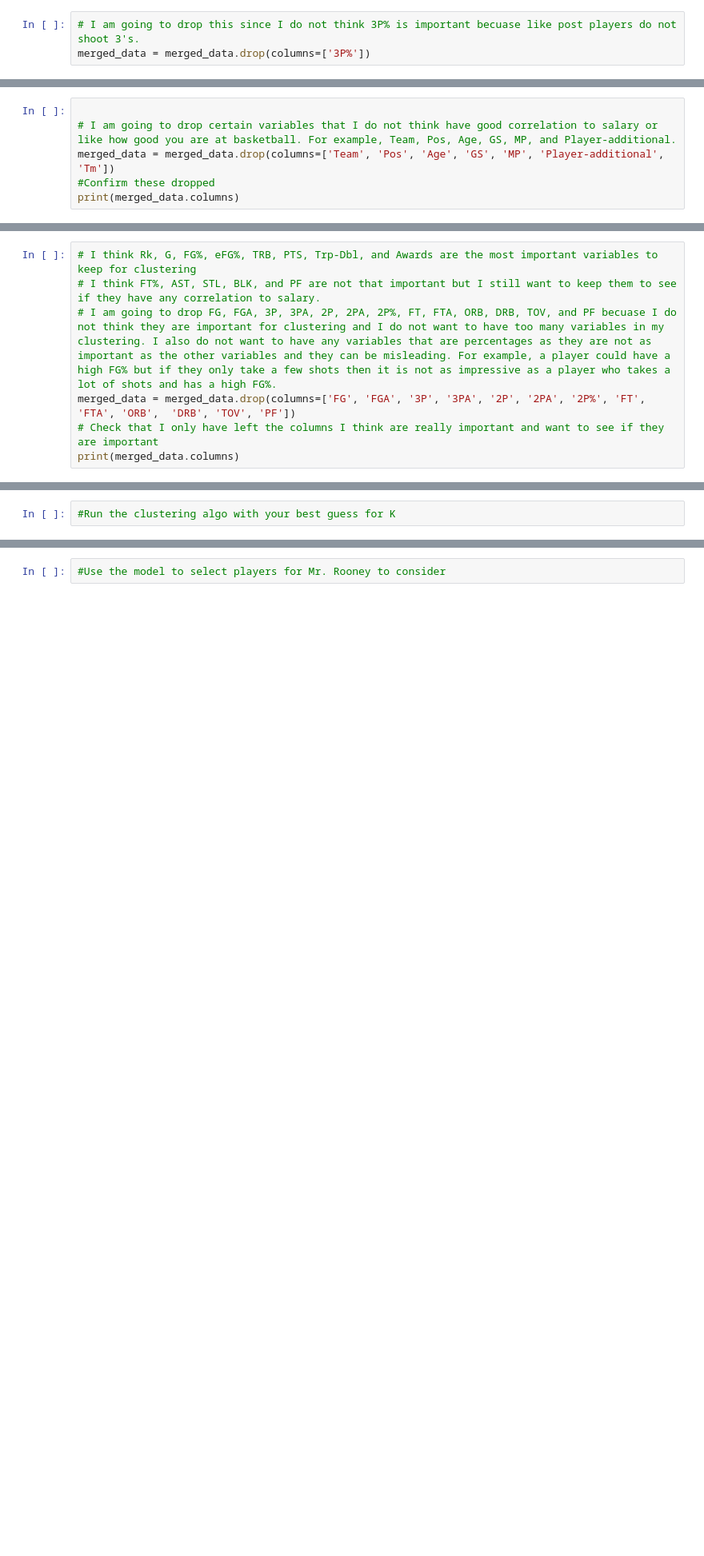
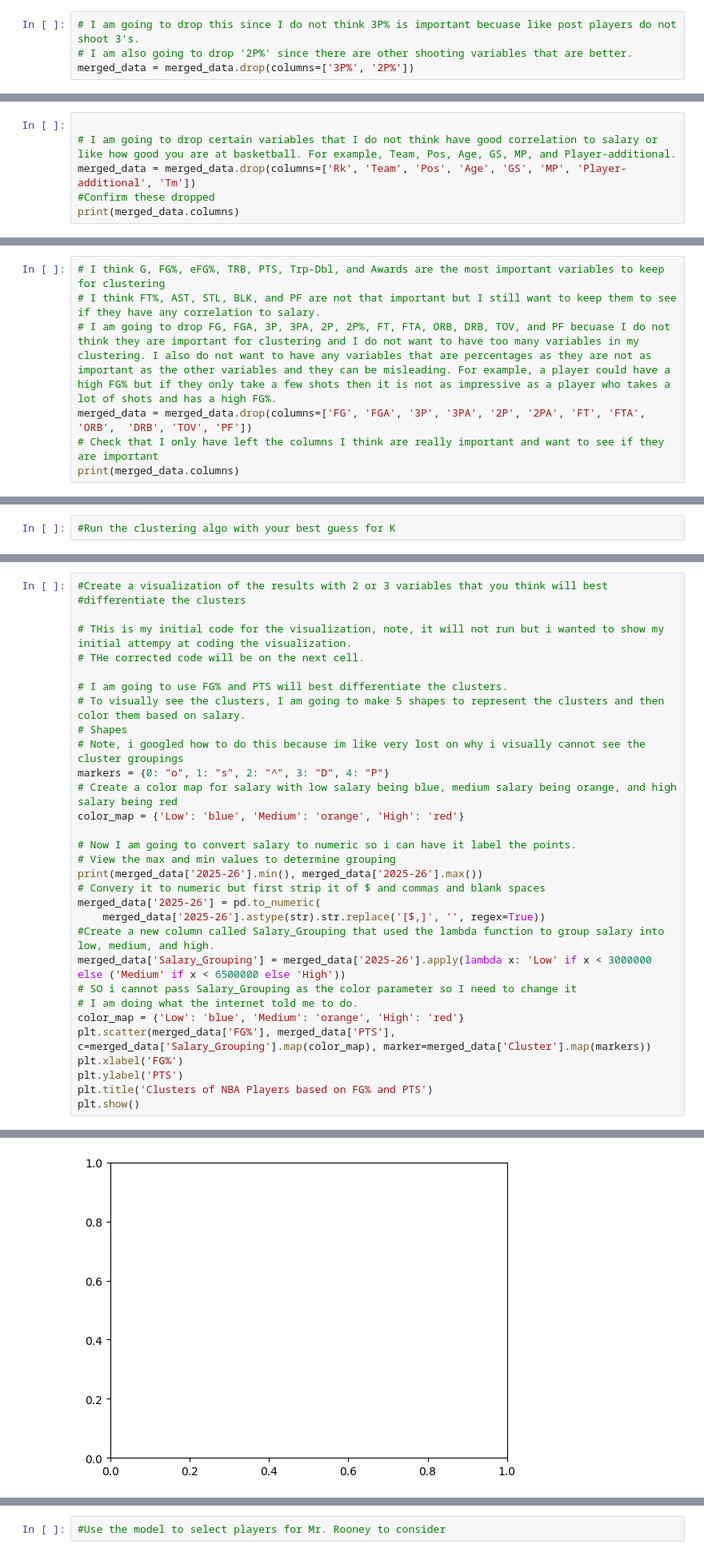
Before and after one commit to natalie-s11/week_6_K-Means, a Jupyter notebook: Lab-Clustering.ipynb, the cells around one changed output, grey strips where cells are left out. Shown at 80% size. Saved outputs shown, nothing was run; the diff lists cells and outputs as text; blank space fills up the shorter version.

```diff
--- a/Lab-Clustering.ipynb
+++ b/Lab-Clustering.ipynb
@@ -214,3 +197,4 @@ Name: count, Length: 181, dtype: int64
 # %%
 # I am going to drop this since I do not think 3P% is important becuase like post players do not shoot 3's.
-merged_data = merged_data.drop(columns=['3P%'])
+# I am also going to drop '2P%' since there are other shooting variables that are better.
+merged_data = merged_data.drop(columns=['3P%', '2P%'])
@@ -256,7 +204,7 @@ See the documentation for a more detailed explanation: https://pandas.pydata.org
 # %%
 
 # I am going to drop certain variables that I do not think have good correlation to salary or like how good you are at basketball. For example, Team, Pos, Age, GS, MP, and Player-additional.
-merged_data = merged_data.drop(columns=['Team', 'Pos', 'Age', 'GS', 'MP', 'Player-additional', 'Tm'])
+merged_data = merged_data.drop(columns=['Rk', 'Team', 'Pos', 'Age', 'GS', 'MP', 'Player-additional', 'Tm'])
 #Confirm these dropped
 print(merged_data.columns)
 # %% [output]
@@ -267,10 +215,10 @@ Index(['Player', '2025-26', 'Rk', 'G', 'FG', 'FGA', 'FG%', '3P', '3PA', '2P',
 # %%
 # Keep cleaning the data
 # %%
-# I think Rk, G, FG%, eFG%, TRB, PTS, Trp-Dbl, and Awards are the most important variables to keep for clustering
+# I think G, FG%, eFG%, TRB, PTS, Trp-Dbl, and Awards are the most important variables to keep for clustering
 # I think FT%, AST, STL, BLK, and PF are not that important but I still want to keep them to see if they have any correlation to salary.
-# I am going to drop FG, FGA, 3P, 3PA, 2P, 2PA, 2P%, FT, FTA, ORB, DRB, TOV, and PF becuase I do not think they are important for clustering and I do not want to have too many variables in my clustering. I also do not want to have any variables that are percentages as they are not as important as the other variables and they can be misleading. For example, a player could have a high FG% but if they only take a few shots then it is not as impressive as a player who takes a lot of shots and has a high FG%.
-merged_data = merged_data.drop(columns=['FG', 'FGA', '3P', '3PA', '2P', '2PA', '2P%', 'FT', 'FTA', 'ORB',  'DRB', 'TOV', 'PF'])
+# I am going to drop FG, FGA, 3P, 3PA, 2P, 2P%, FT, FTA, ORB, DRB, TOV, and PF becuase I do not think they are important for clustering and I do not want to have too many variables in my clustering. I also do not want to have any variables that are percentages as they are not as important as the other variables and they can be misleading. For example, a player could have a high FG% but if they only take a few shots then it is not as impressive as a player who takes a lot of shots and has a high FG%.
+merged_data = merged_data.drop(columns=['FG', 'FGA', '3P', '3PA', '2P', '2PA', 'FT', 'FTA', 'ORB',  'DRB', 'TOV', 'PF'])
 # Check that I only have left the columns I think are really important and want to see if they are important
 print(merged_data.columns)
 # %% [output]
@@ -295,0 +264,32 @@ mymodel.score(merged_data[["Rk", "PTS"]])
+# %%
+#Create a visualization of the results with 2 or 3 variables that you think will best
+#differentiate the clusters
+
+# THis is my initial code for the visualization, note, it will not run but i wanted to show my initial attempy at coding the visualization.
+# THe corrected code will be on the next cell.
+
+# I am going to use FG% and PTS will best differentiate the clusters.
+# To visually see the clusters, I am going to make 5 shapes to represent the clusters and then color them based on salary.
+# Shapes
+# Note, i googled how to do this because im like very lost on why i visually cannot see the cluster groupings
+markers = {0: "o", 1: "s", 2: "^", 3: "D", 4: "P"}
+# Create a color map for salary with low salary being blue, medium salary being orange, and high salary being red
+color_map = {'Low': 'blue', 'Medium': 'orange', 'High': 'red'}
+
+# Now I am going to convert salary to numeric so i can have it label the points.
+# View the max and min values to determine grouping
+print(merged_data['2025-26'].min(), merged_data['2025-26'].max())
+# Convery it to numeric but first strip it of $ and commas and blank spaces
+merged_data['2025-26'] = pd.to_numeric(
+    merged_data['2025-26'].astype(str).str.replace('[$,]', '', regex=True))
+#Create a new column called Salary_Grouping that used the lambda function to group salary into low, medium, and high.
+merged_data['Salary_Grouping'] = merged_data['2025-26'].apply(lambda x: 'Low' if x < 3000000 else ('Medium' if x < 6500000 else 'High'))
+# SO i cannot pass Salary_Grouping as the color parameter so I need to change it
+# I am doing what the internet told me to do.
+color_map = {'Low': 'blue', 'Medium': 'orange', 'High': 'red'}
+plt.scatter(merged_data['FG%'], merged_data['PTS'], c=merged_data['Salary_Grouping'].map(color_map), marker=merged_data['Cluster'].map(markers))
+plt.xlabel('FG%')
+plt.ylabel('PTS')
+plt.title('Clusters of NBA Players based on FG% and PTS')
+plt.show()
+# %% [output]
@@ -295,0 +301 @@ mymodel.score(merged_data[["Rk", "PTS"]])
+[figure, added]
```
Also changed, not shown: parts of 24 cells of this notebook.
